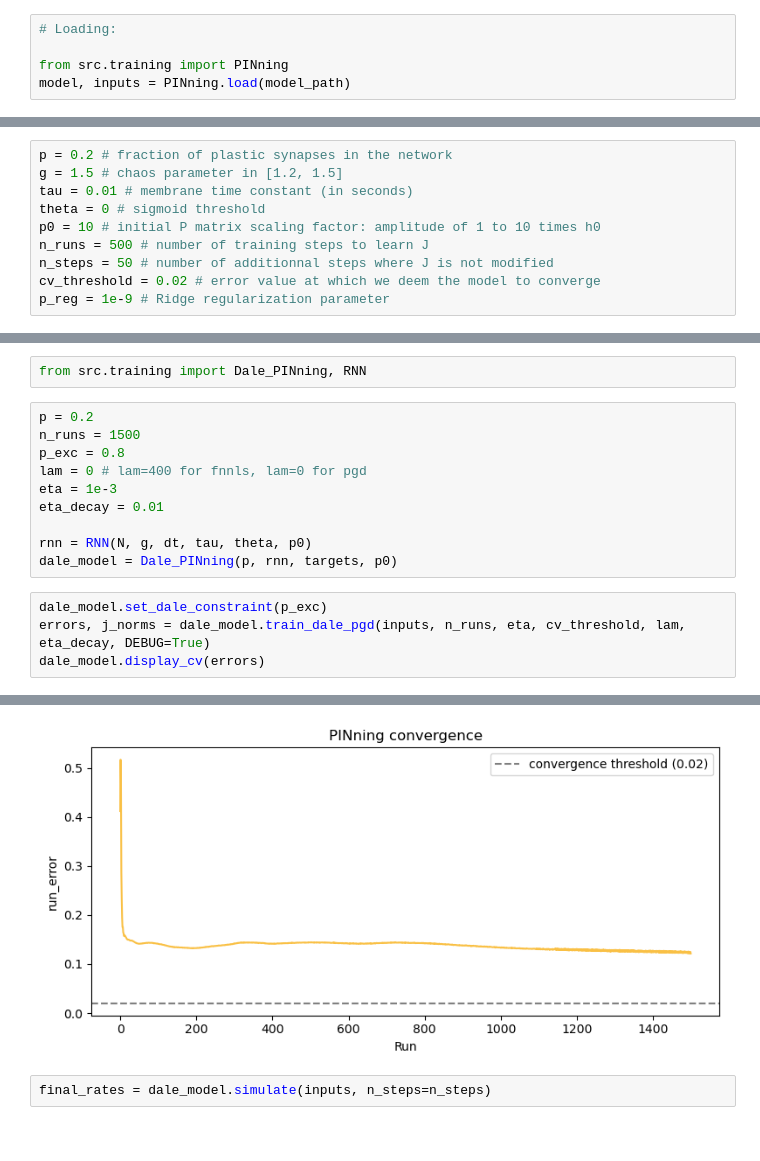
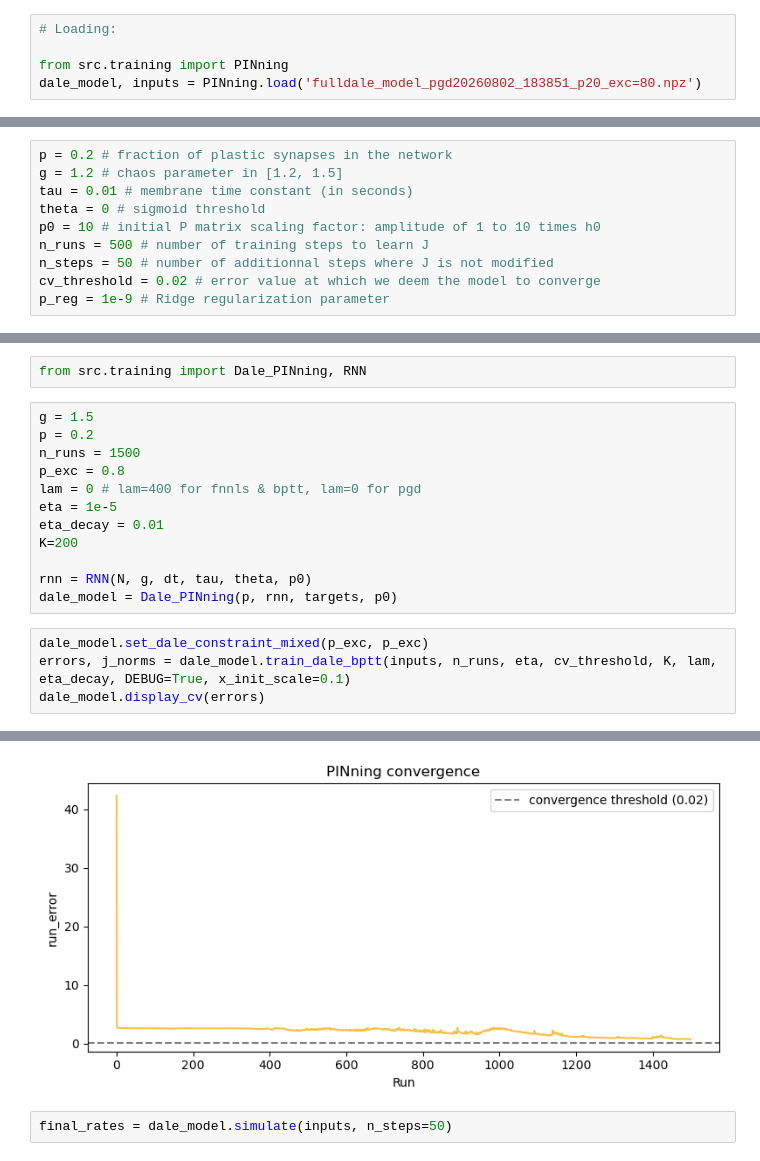
Before and after one commit to JohanneBohn/Reproducing-neural-sequences-with-Partial-In-Network-Training, a Jupyter notebook: main.ipynb, the cells around one changed output, grey strips where cells are left out. Drawn from its saved outputs; the diff is of its cells as text.

```diff
--- a/main.ipynb
+++ b/main.ipynb
@@ -10,7 +10,7 @@ model.save(model_path)
 # Loading:
 
 from src.training import PINning
-model, inputs = PINning.load(model_path)
+dale_model, inputs = PINning.load('fulldale_model_pgd20260802_183851_p20_exc=80.npz')
 # %% [markdown]
 # 1. Targets generation
 # %%
@@ -55,7 +55,7 @@ ipt.display_inputs(N, WN_tau, h0)
 from src.training import RNN, PINning
 # %%
 p = 0.2 # fraction of plastic synapses in the network
-g = 1.5 # chaos parameter in [1.2, 1.5]
+g = 1.2 # chaos parameter in [1.2, 1.5]
 tau = 0.01 # membrane time constant (in seconds)
 theta = 0 # sigmoid threshold
 p0 = 10 # initial P matrix scaling factor: amplitude of 1 to 10 times h0
@@ -125,17 +125,19 @@ PINned_model.display_weight_distribution(value = 'all', bins=60)
 # %%
 from src.training import Dale_PINning, RNN
 # %%
+g = 1.5
 p = 0.2
 n_runs = 1500
 p_exc = 0.8
-lam = 0 # lam=400 for fnnls, lam=0 for pgd
-eta = 1e-3
+lam = 0 # lam=400 for fnnls & bptt, lam=0 for pgd
+eta = 1e-5
 eta_decay = 0.01
+K=200
 
 rnn = RNN(N, g, dt, tau, theta, p0)
 dale_model = Dale_PINning(p, rnn, targets, p0)
 # %%
-dale_model.set_dale_constraint(p_exc)
-errors, j_norms = dale_model.train_dale_pgd(inputs, n_runs, eta, cv_threshold, lam, eta_decay, DEBUG=True)
+dale_model.set_dale_constraint_mixed(p_exc, p_exc)
+errors, j_norms = dale_model.train_dale_bptt(inputs, n_runs, eta, cv_threshold, K, lam, eta_decay, DEBUG=True, x_init_scale=0.1)
 dale_model.display_cv(errors)
 # %% [output]
@@ -159,6 +161,6 @@ Run 1500/1500 | run_error=0.121729 | ||J||=207.72
-[figure, old version]
+[figure, new version]
 # %%
-final_rates = dale_model.simulate(inputs, n_steps=n_steps)
+final_rates = dale_model.simulate(inputs, n_steps=50)
 # %%
 neuron_list = [0, 100, 200, 300, 400, 499]
 dale_model.display_simulation(T, dt, final_rates, neuron_list)
```
Also changed, not shown: parts of 8 cells of this notebook, 2 other files.
